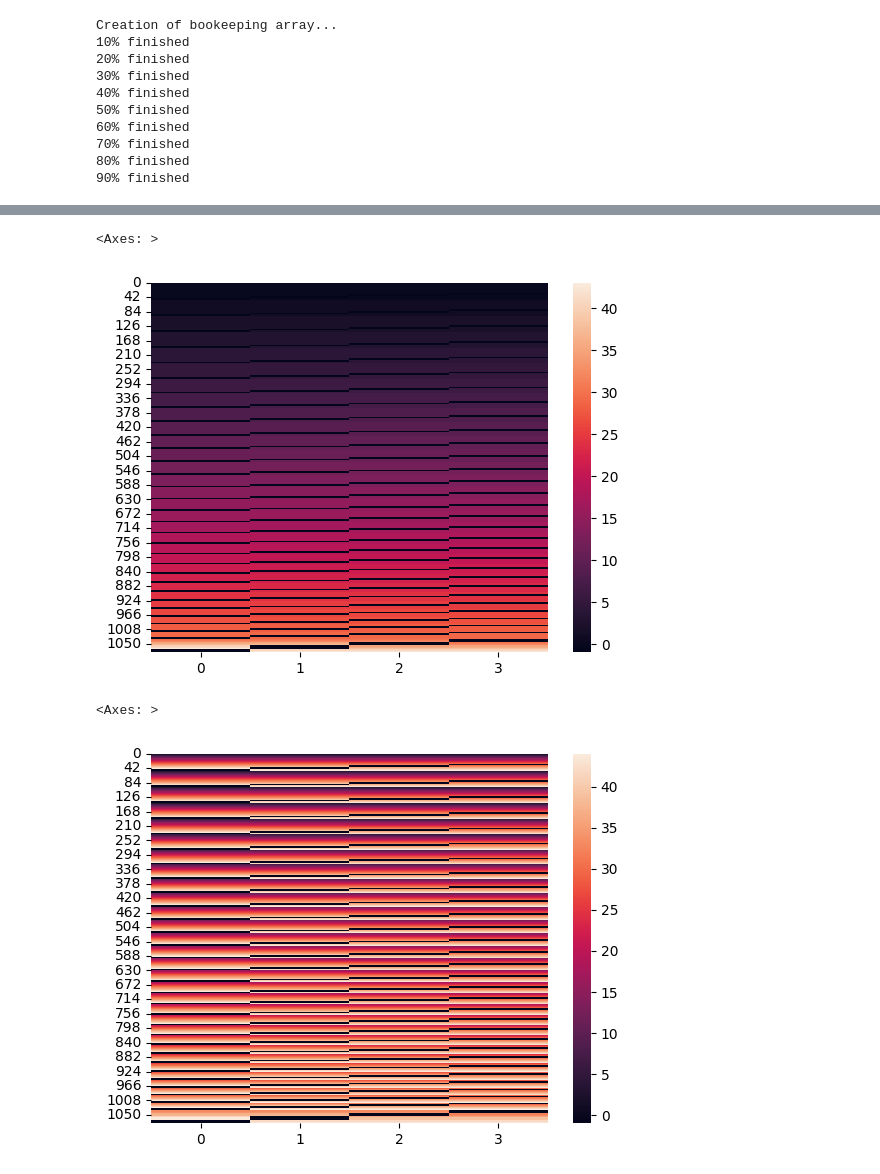
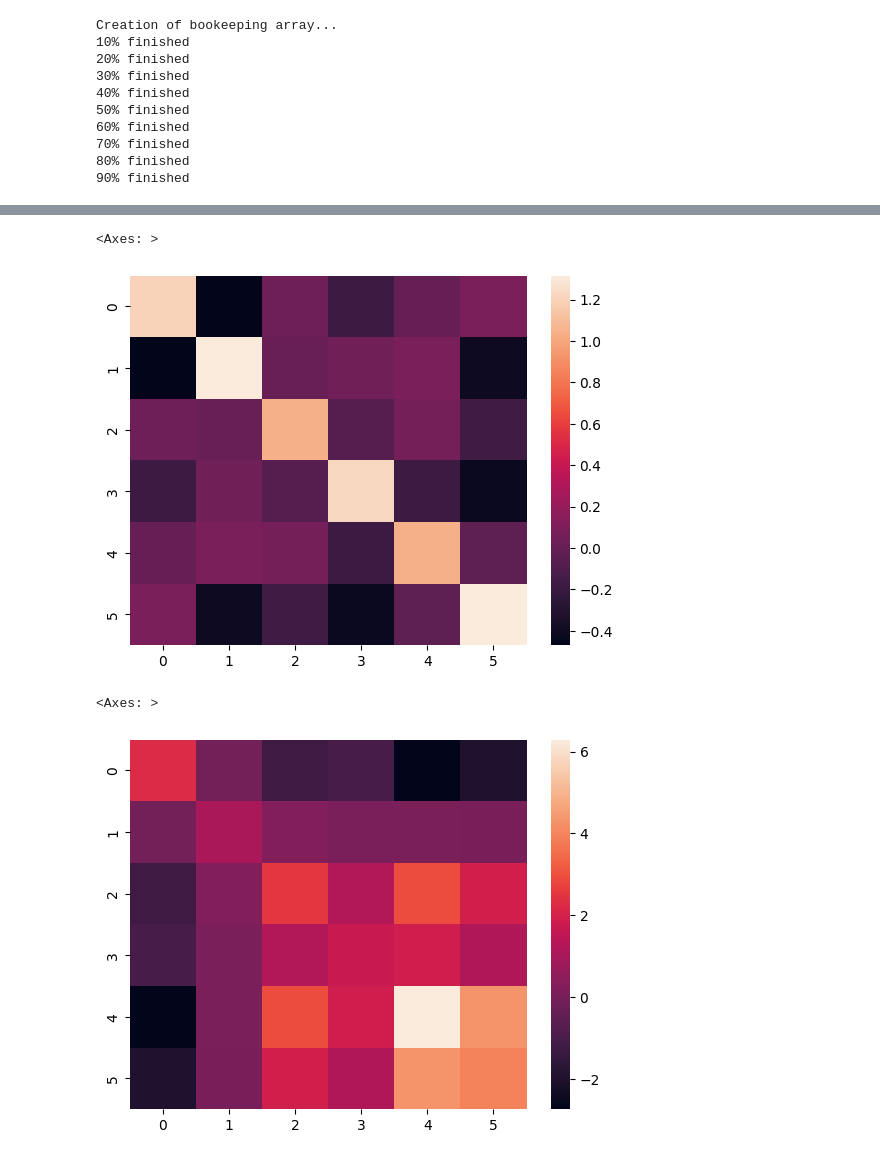
Before and after one commit to leuschjanphilipp/BacDrop-ggi, a Jupyter notebook: notebooks/03_rRNA_ggl.ipynb, the cells around one changed output, grey strips where cells are left out. Cells and saved outputs as stored; diff of their text form; code cells hidden in the pictures.

```diff
--- a/notebooks/03_rRNA_ggl.ipynb
+++ b/notebooks/03_rRNA_ggl.ipynb
@@ -299,3 +127,0 @@ psa_obs_sample
-# %%
-tps = ["tru"] * psa_obs_sample.shape[0]
-psa_latent = latentcor(psa_obs_sample.T, tps=tps, method='approx', use_nearPD=True, nu=0.001, showplot=True)
@@ -346,3 +127,0 @@ kp_obs_sample
-# %%
-tps = ["tru"] * kp_obs_sample.shape[0]
-kp_latent = latentcor(kp_obs_sample.T, tps=tps, method='approx', use_nearPD=True, nu=0.001, showplot=True)
@@ -371,0 +128,30 @@ AttributeError: 'dict' object has no attribute 'shape'
+# %%
+strains_dict = {"ec": ec_gc5, "efm": efm_gc5, "psa": psa_gc5, "kp": kp_gc5}
+S = dict()
+all_obs = dict()
+N = 150
+
+idx = 0
+for name, adata in strains_dict.items():
+
+    print(f"Strain: {name}")
+    obs = pd.DataFrame(index=data_nSBM["SC_proteins"].varm["protein_hierarchy"].loc[adata.var["protein"]]["lev6"].values,
+                      data=adata.layers["sqrt_counts"].T.A)
+    #downsample to N cells
+    obs_sample = obs.sample(n=N, axis=1)
+    #only take genes present in all strains
+    obs_sample = obs_sample.loc[obs_sample.index.isin(intersection_genes)]
+    #aggregate ProtClusters
+    obs_sample = obs_sample.groupby(obs_sample.index).sum()
+    #calc latent correlations with latentcor
+    tps = ["tru"] * obs_sample.shape[0]
+    latent = latentcor(obs_sample.T, tps=tps, method='approx', use_nearPD=True, nu=0.001, showplot=False)
+
+    all_obs[idx] = pd.DataFrame(index=obs_sample.index,
+                                columns=range(N),
+                                data=obs_sample.values)
+    S[idx] = latent["R"].to_numpy()
+    idx += 1
+print(len(S), len(all_obs))
+print(S[0].shape)
+print(all_obs[0].shape)
@@ -395,4 +225,4 @@ from gglasso.problem import glasso_problem
 # %%
-P = glasso_problem(S=S, N=150, reg="GGL", reg_params=None, latent=True, G=G, do_scaling=True)
+P = glasso_problem(S=S, N=N, reg="GGL", reg_params=None, latent=True, G=G, do_scaling=True)
 print(P)
 # %% [output]
@@ -481,10 +305,10 @@ False
 # %%
-sns.heatmap(G[0])
+sns.heatmap(P.solution.precision_[0])
 # %% [output]
 <Axes: >
-[figure, old version]
+[figure, new version]
 # %%
-sns.heatmap(G[1])
+sns.heatmap(P.solution.precision_[1])
 # %% [output]
 <Axes: >
-[figure, old version]
+[figure, new version]
```
Also changed, not shown: parts of 55 cells of this notebook.
